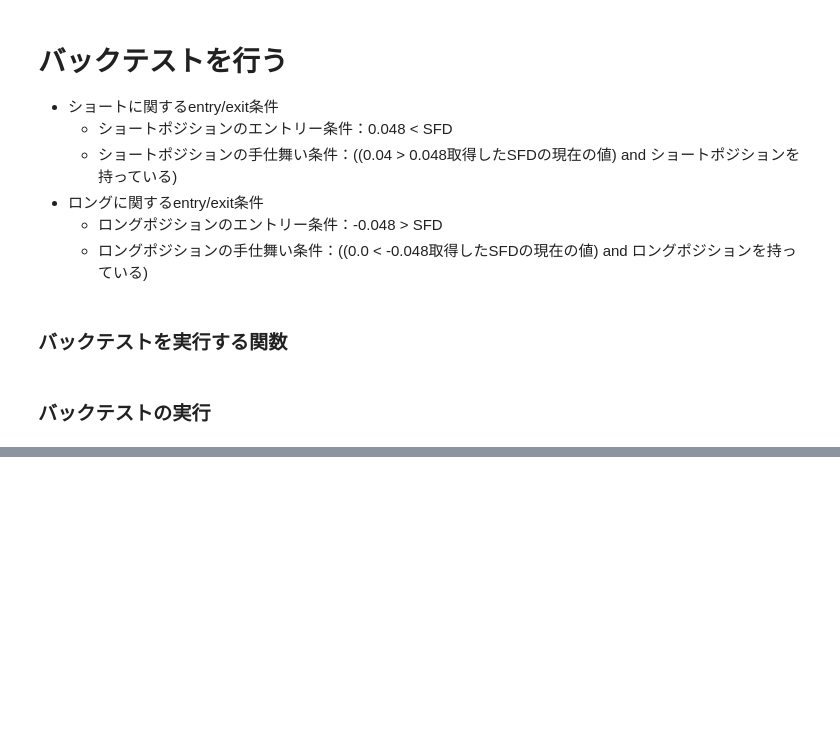
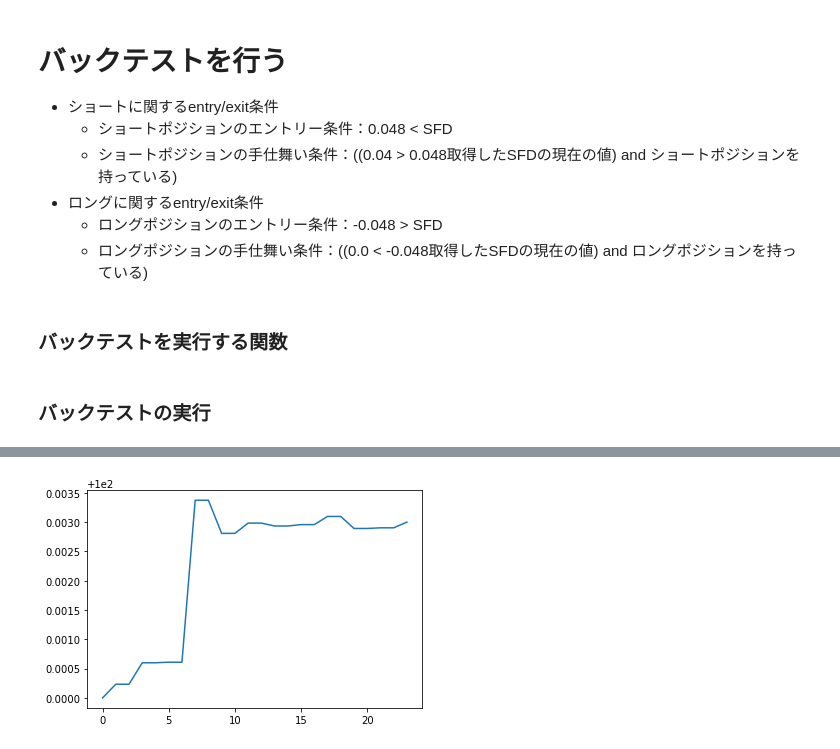
Before and after one commit to masayuki1984/bitflyer_sfd_bot, a Jupyter notebook: bitflyer_sfd_backtest.ipynb, the cells around one changed output, grey strips where cells are left out. Drawn from its saved outputs; the diff is of its cells as text; code cells hidden in the pictures; blank space fills up the shorter version.

```diff
--- a/bitflyer_sfd_backtest.ipynb
+++ b/bitflyer_sfd_backtest.ipynb
@@ -303,0 +388,4 @@ exec_history_df
+# %%
+pl.PL_graph.plot();
+# %% [output]
+[figure, added]
```
Also changed, not shown: parts of 14 cells of this notebook.
